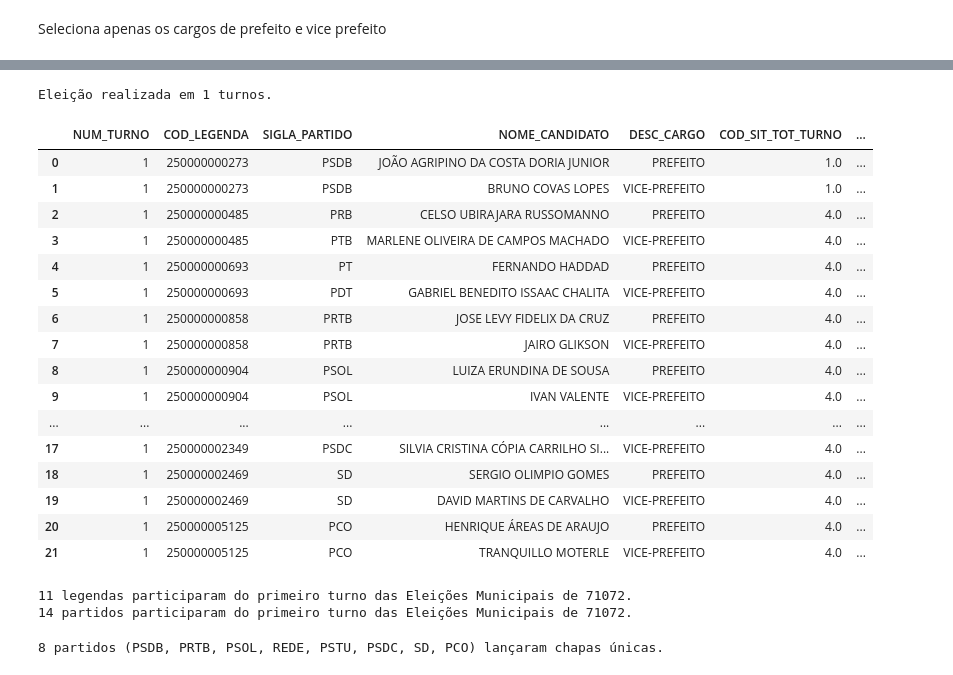
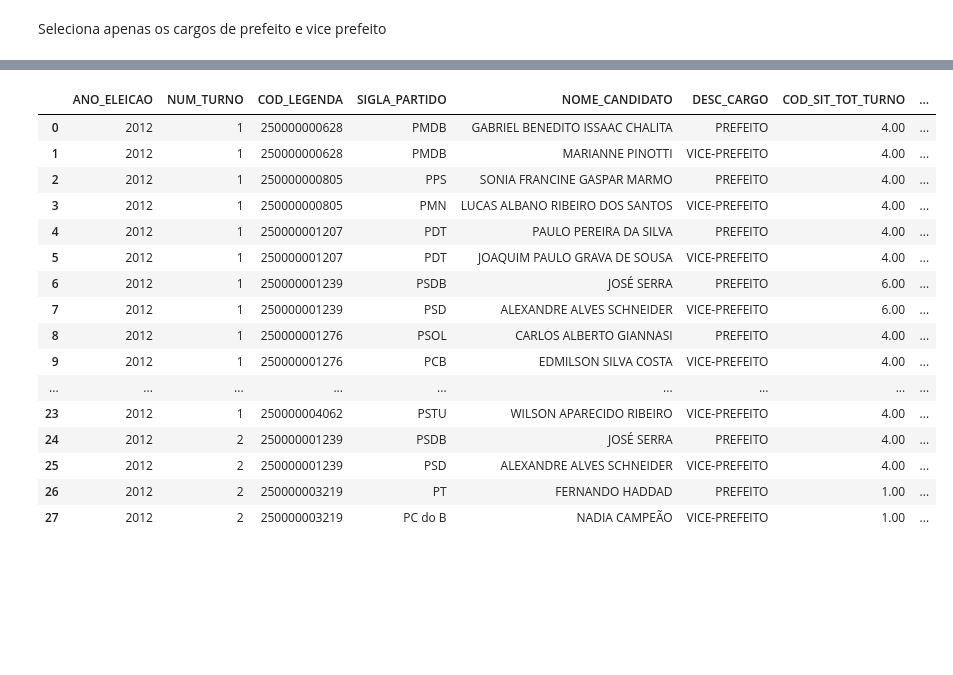
Before and after one commit to rafpyprog/doacoes-eleitorais, a Jupyter notebook: notebooks/candidatos.ipynb, the cells around one changed output, grey strips where cells are left out. Cells and saved outputs as stored; diff of their text form; code cells hidden in the pictures; blank space fills up the shorter version.

```diff
--- a/notebooks/candidatos.ipynb
+++ b/notebooks/candidatos.ipynb
@@ -46,5 +52,0 @@ nomes
-# %%
-qtd_turnos = len(nomes['NUM_TURNO'].unique())
-print(f'Eleição realizada em {qtd_turnos} turnos.')
-# %% [output]
-Eleição realizada em 1 turnos.
@@ -56,35 +53,20 @@ else:
-# %%
-turno1
-# %% [output]
-|  | NUM_TURNO | COD_LEGENDA | SIGLA_PARTIDO | NOME_CANDIDATO | DESC_CARGO | COD_SIT_TOT_TURNO | ... |
-| 0 | 1 | 250000000273 | PSDB | JOÃO AGRIPINO DA COSTA DORIA JUNIOR | PREFEITO | 1.0 | ... |
-| 1 | 1 | 250000000273 | PSDB | BRUNO COVAS LOPES | VICE-PREFEITO | 1.0 | ... |
-| 2 | 1 | 250000000485 | PRB | CELSO UBIRAJARA RUSSOMANNO | PREFEITO | 4.0 | ... |
-| 3 | 1 | 250000000485 | PTB | MARLENE OLIVEIRA DE CAMPOS MACHADO | VICE-PREFEITO | 4.0 | ... |
-| 4 | 1 | 250000000693 | PT | FERNANDO HADDAD | PREFEITO | 4.0 | ... |
-| 5 | 1 | 250000000693 | PDT | GABRIEL BENEDITO ISSAAC CHALITA | VICE-PREFEITO | 4.0 | ... |
-| 6 | 1 | 250000000858 | PRTB | JOSE LEVY FIDELIX DA CRUZ | PREFEITO | 4.0 | ... |
-| 7 | 1 | 250000000858 | PRTB | JAIRO GLIKSON | VICE-PREFEITO | 4.0 | ... |
-| 8 | 1 | 250000000904 | PSOL | LUIZA ERUNDINA DE SOUSA | PREFEITO | 4.0 | ... |
-| 9 | 1 | 250000000904 | PSOL | IVAN VALENTE | VICE-PREFEITO | 4.0 | ... |
-| ... | ... | ... | ... | ... | ... | ... | ... |
-| 17 | 1 | 250000002349 | PSDC | SILVIA CRISTINA CÓPIA CARRILHO SI... | VICE-PREFEITO | 4.0 | ... |
-| 18 | 1 | 250000002469 | SD | SERGIO OLIMPIO GOMES | PREFEITO | 4.0 | ... |
-| 19 | 1 | 250000002469 | SD | DAVID MARTINS DE CARVALHO | VICE-PREFEITO | 4.0 | ... |
-| 20 | 1 | 250000005125 | PCO | HENRIQUE ÁREAS DE ARAUJO | PREFEITO | 4.0 | ... |
-| 21 | 1 | 250000005125 | PCO | TRANQUILLO MOTERLE | VICE-PREFEITO | 4.0 | ... |
-# %%
-qtd_legendas = turno1['COD_LEGENDA'].drop_duplicates().count()
-print(f'{qtd_legendas} legendas participaram do primeiro turno das Eleições Municipais de {MUNICIPIO}.')
-
-qtd_partidos = turno1['SIGLA_PARTIDO'].drop_duplicates().count()
-print(f'{qtd_partidos} partidos participaram do primeiro turno das Eleições Municipais de {MUNICIPIO}.')
-# %% [output]
-11 legendas participaram do primeiro turno das Eleições Municipais de 71072.
-14 partidos participaram do primeiro turno das Eleições Municipais de 71072.
-# %%
-chapas_unicas = list(filter(lambda x: len(x) == 1, turno1.groupby('COD_LEGENDA')['SIGLA_PARTIDO'].unique()))
-txt = ', '.join(i[0] for i in chapas_unicas)
-print(f'{len(chapas_unicas)} partidos ({txt}) lançaram chapas únicas.')
-# %% [output]
-8 partidos (PSDB, PRTB, PSOL, REDE, PSTU, PSDC, SD, PCO) lançaram chapas únicas.
+# %%
+pleitos[2012]
+# %% [output]
+|  | ANO_ELEICAO | NUM_TURNO | COD_LEGENDA | SIGLA_PARTIDO | NOME_CANDIDATO | DESC_CARGO | COD_SIT_TOT_TURNO | ... |
+| 0 | 2012 | 1 | 250000000628 | PMDB | GABRIEL BENEDITO ISSAAC CHALITA | PREFEITO | 4.00 | ... |
+| 1 | 2012 | 1 | 250000000628 | PMDB | MARIANNE PINOTTI | VICE-PREFEITO | 4.00 | ... |
+| 2 | 2012 | 1 | 250000000805 | PPS | SONIA FRANCINE GASPAR MARMO | PREFEITO | 4.00 | ... |
+| 3 | 2012 | 1 | 250000000805 | PMN | LUCAS ALBANO RIBEIRO DOS SANTOS | VICE-PREFEITO | 4.00 | ... |
+| 4 | 2012 | 1 | 250000001207 | PDT | PAULO PEREIRA DA SILVA | PREFEITO | 4.00 | ... |
+| 5 | 2012 | 1 | 250000001207 | PDT | JOAQUIM PAULO GRAVA DE SOUSA | VICE-PREFEITO | 4.00 | ... |
+| 6 | 2012 | 1 | 250000001239 | PSDB | JOSÉ SERRA | PREFEITO | 6.00 | ... |
+| 7 | 2012 | 1 | 250000001239 | PSD | ALEXANDRE ALVES SCHNEIDER | VICE-PREFEITO | 6.00 | ... |
+| 8 | 2012 | 1 | 250000001276 | PSOL | CARLOS ALBERTO GIANNASI | PREFEITO | 4.00 | ... |
+| 9 | 2012 | 1 | 250000001276 | PCB | EDMILSON SILVA COSTA | VICE-PREFEITO | 4.00 | ... |
+| ... | ... | ... | ... | ... | ... | ... | ... | ... |
+| 23 | 2012 | 1 | 250000004062 | PSTU | WILSON APARECIDO RIBEIRO | VICE-PREFEITO | 4.00 | ... |
+| 24 | 2012 | 2 | 250000001239 | PSDB | JOSÉ SERRA | PREFEITO | 4.00 | ... |
+| 25 | 2012 | 2 | 250000001239 | PSD | ALEXANDRE ALVES SCHNEIDER | VICE-PREFEITO | 4.00 | ... |
+| 26 | 2012 | 2 | 250000003219 | PT | FERNANDO HADDAD | PREFEITO | 1.00 | ... |
+| 27 | 2012 | 2 | 250000003219 | PC do B | NADIA CAMPEÃO | VICE-PREFEITO | 1.00 | ... |
```
Also changed, not shown: parts of 17 cells of this notebook, 19 other files.
